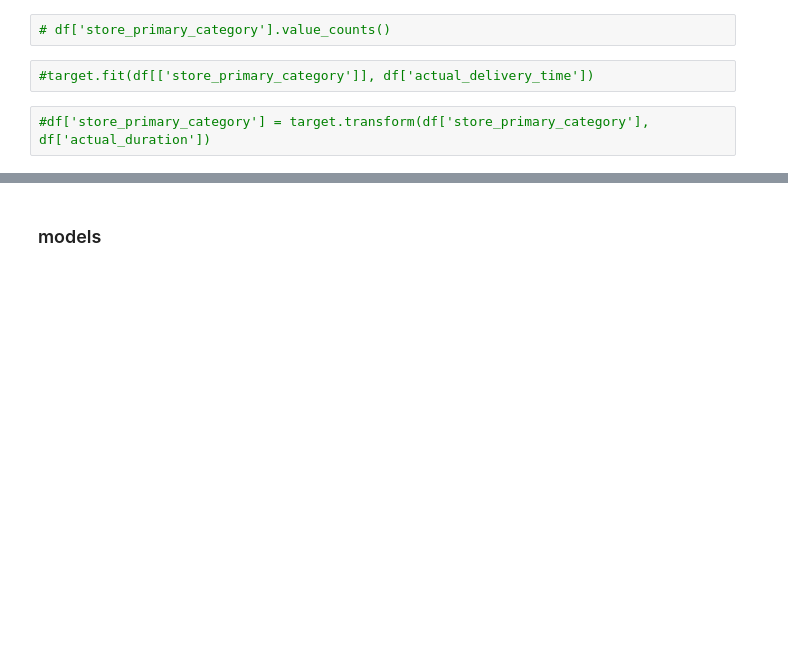
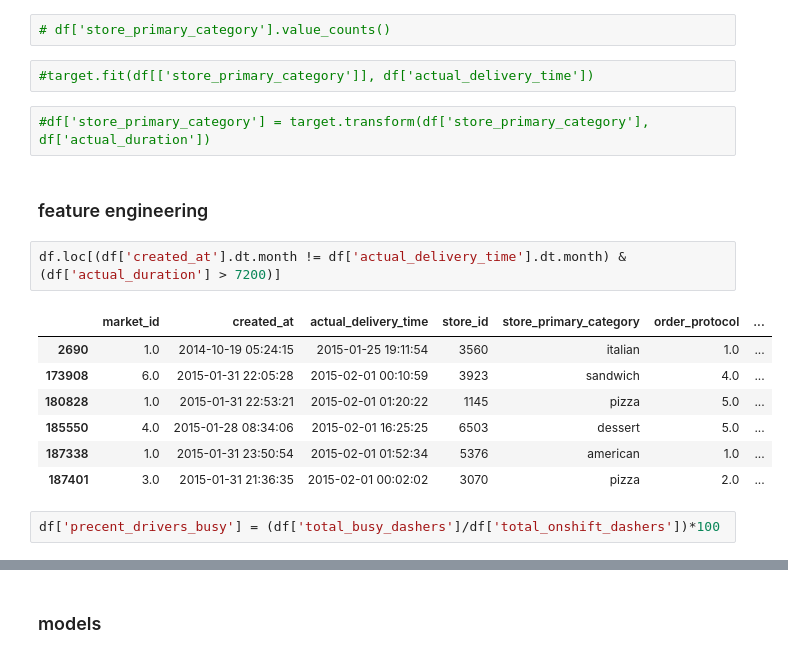
Before and after one commit to meg-williams/Delivery-Duration-Prediction, a Jupyter notebook: delivery_duration.ipynb, the cells around one changed output, grey strips where cells are left out. Saved outputs shown, nothing was run; the diff lists cells and outputs as text; blank space fills up the shorter version.

```diff
--- a/delivery_duration.ipynb
+++ b/delivery_duration.ipynb
@@ -589,3 +570,17 @@ memory usage: 29.2+ MB
 #target.fit(df[['store_primary_category']], df['actual_delivery_time'])
 # %%
 #df['store_primary_category'] = target.transform(df['store_primary_category'], df['actual_duration'])
+# %% [markdown]
+### feature engineering
+# %%
+df.loc[(df['created_at'].dt.month != df['actual_delivery_time'].dt.month) & (df['actual_duration'] > 7200)]
+# %% [output]
+|  | market_id | created_at | actual_delivery_time | store_id | store_primary_category | order_protocol | ... |
+| 2690 | 1.0 | 2014-10-19 05:24:15 | 2015-01-25 19:11:54 | 3560 | italian | 1.0 | ... |
+| 173908 | 6.0 | 2015-01-31 22:05:28 | 2015-02-01 00:10:59 | 3923 | sandwich | 4.0 | ... |
+| 180828 | 1.0 | 2015-01-31 22:53:21 | 2015-02-01 01:20:22 | 1145 | pizza | 5.0 | ... |
+| 185550 | 4.0 | 2015-01-28 08:34:06 | 2015-02-01 16:25:25 | 6503 | dessert | 5.0 | ... |
+| 187338 | 1.0 | 2015-01-31 23:50:54 | 2015-02-01 01:52:34 | 5376 | american | 1.0 | ... |
+| 187401 | 3.0 | 2015-01-31 21:36:35 | 2015-02-01 00:02:02 | 3070 | pizza | 2.0 | ... |
+# %%
+df['precent_drivers_busy'] = (df['total_busy_dashers']/df['total_onshift_dashers'])*100
```
Also changed, not shown: parts of 16 cells of this notebook.
